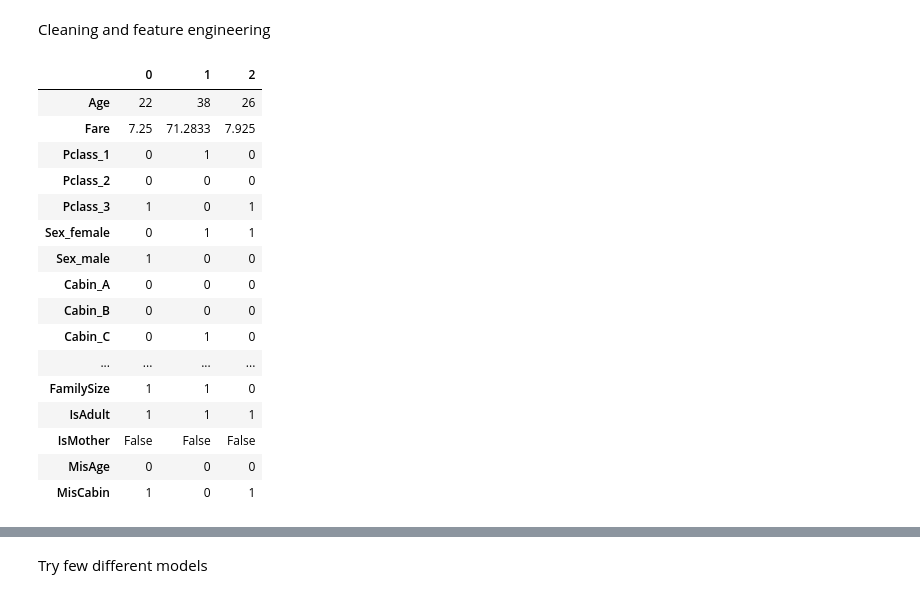
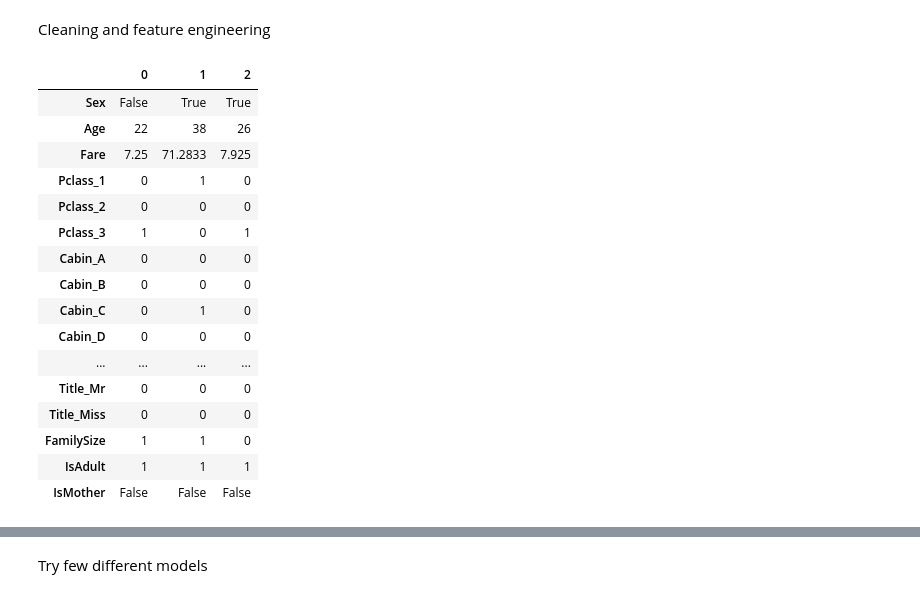
Before and after one commit to luckamolkova/kaggle, a Jupyter notebook: titanic/kaggle_titanic.ipynb, the cells around one changed output, grey strips where cells are left out. Drawn from its saved outputs; the diff is of its cells as text; code cells hidden in the pictures.

```diff
--- a/titanic/kaggle_titanic.ipynb
+++ b/titanic/kaggle_titanic.ipynb
@@ -144,23 +162,23 @@ df_test = feature_eng(df_test_src)
 # %%
 y = df_train.pop('Survived').values
-X = df_train.values
+X_all = df_train
 # %%
-df_train.head(3).T
+X_all.head(3).T
 # %% [output]
 |  | 0 | 1 | 2 |
+| Sex | False | True | True |
 | Age | 22 | 38 | 26 |
 | Fare | 7.25 | 71.2833 | 7.925 |
 | Pclass_1 | 0 | 1 | 0 |
 | Pclass_2 | 0 | 0 | 0 |
 | Pclass_3 | 1 | 0 | 1 |
-| Sex_female | 0 | 1 | 1 |
-| Sex_male | 1 | 0 | 0 |
 | Cabin_A | 0 | 0 | 0 |
 | Cabin_B | 0 | 0 | 0 |
 | Cabin_C | 0 | 1 | 0 |
+| Cabin_D | 0 | 0 | 0 |
 | ... | ... | ... | ... |
+| Title_Mr | 0 | 0 | 0 |
+| Title_Miss | 0 | 0 | 0 |
 | FamilySize | 1 | 1 | 0 |
 | IsAdult | 1 | 1 | 1 |
 | IsMother | False | False | False |
-| MisAge | 0 | 0 | 0 |
-| MisCabin | 1 | 0 | 1 |
```
Also changed, not shown: parts of 10 cells of this notebook, 1 other file.
